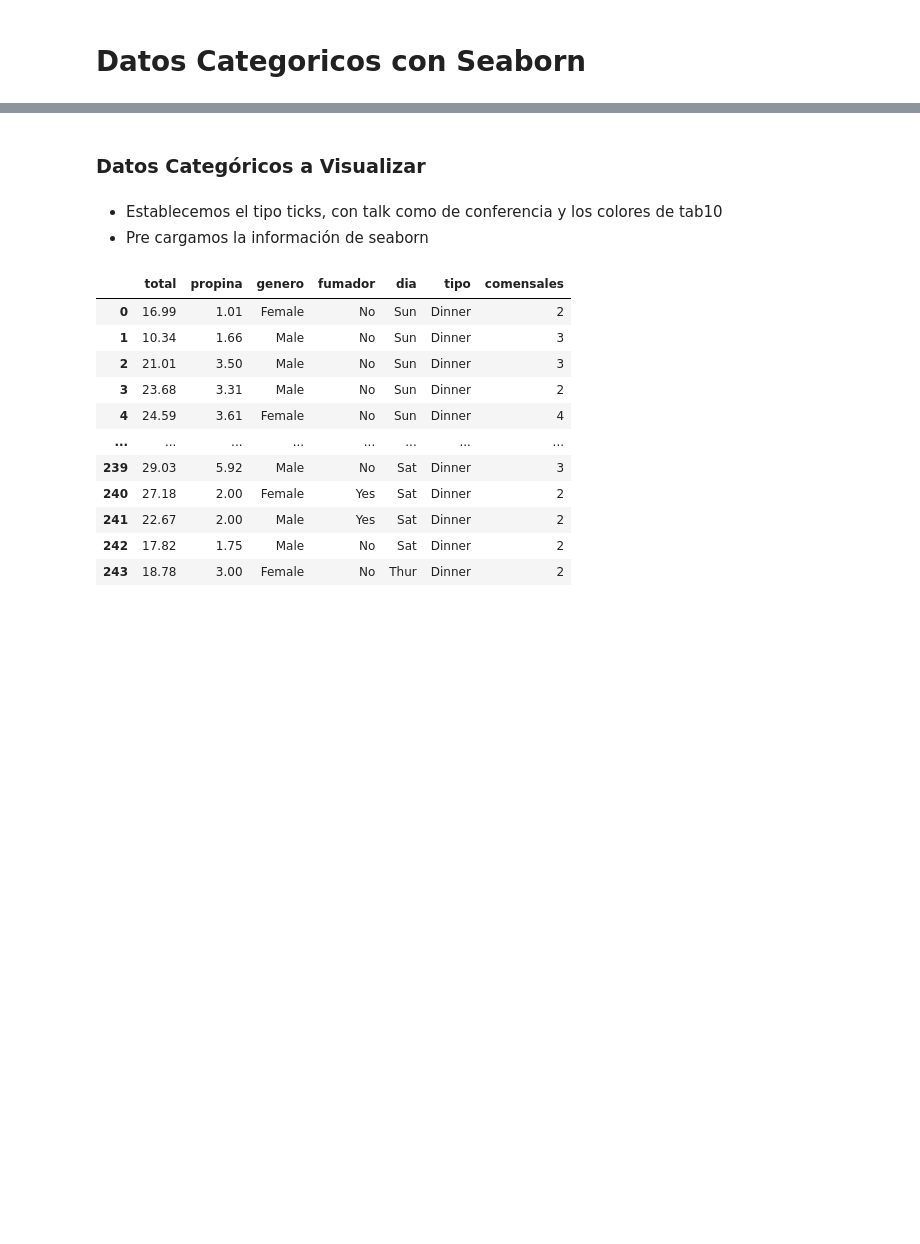
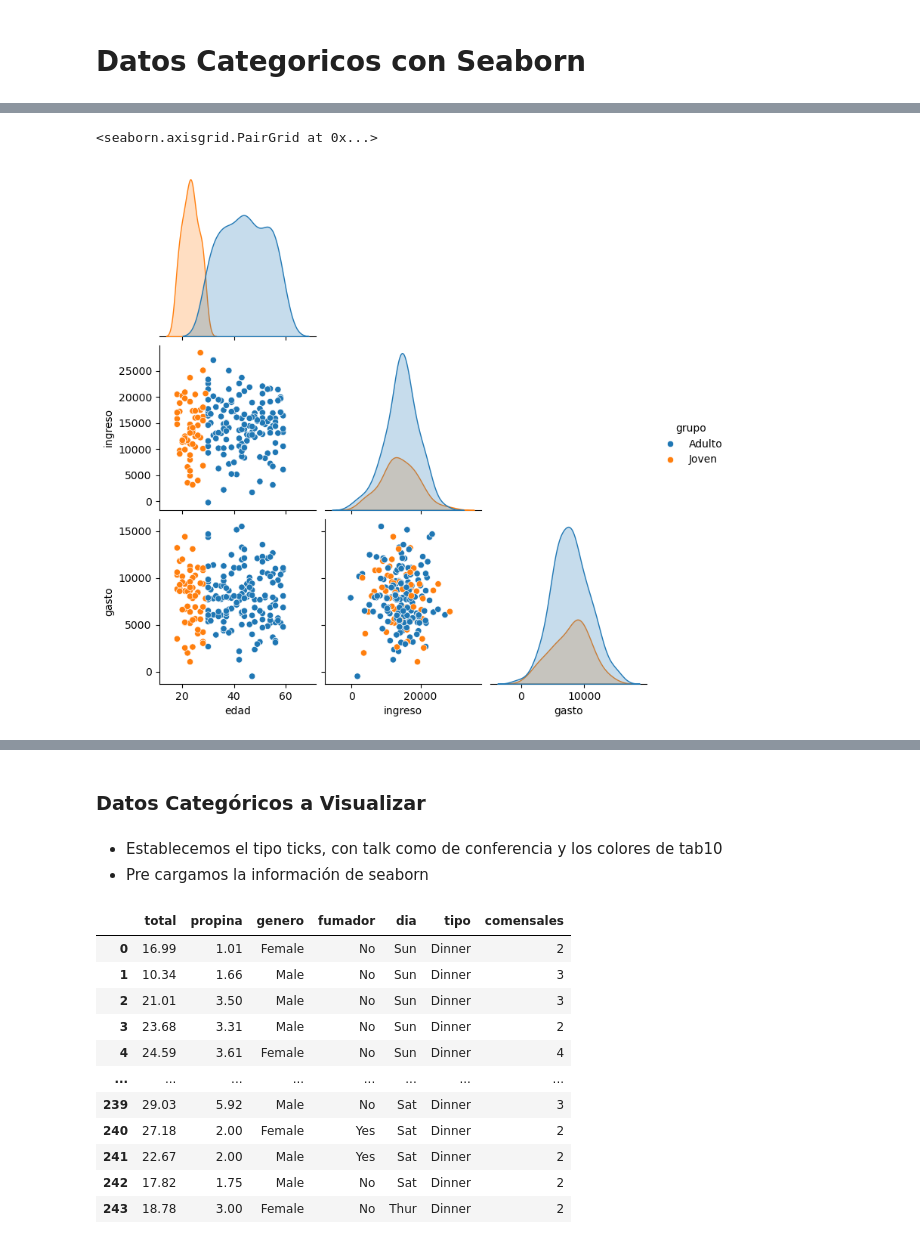
Before and after one commit to EnriqueSVzz/MACHINE-LEARNING-DEEP-LEARNING, a Jupyter notebook: MACHINE-LEARNING/NIVEL3/3.5_Seaborn_DatosCategoricos/DatosCategoricos.ipynb, the cells around one changed output, grey strips where cells are left out. Saved outputs shown, nothing was run; the diff lists cells and outputs as text; code cells hidden in the pictures; blank space fills up the shorter version.

Commit message:
Actualiación Bloque Matlotlib y Seaborn

```diff
--- a/MACHINE-LEARNING/NIVEL3/3.5_Seaborn_DatosCategoricos/DatosCategoricos.ipynb
+++ b/MACHINE-LEARNING/NIVEL3/3.5_Seaborn_DatosCategoricos/DatosCategoricos.ipynb
@@ -20,0 +116,8 @@ import matplotlib.pyplot as plt
+# %%
+df2 = pd.DataFrame({
+    "edad": np.random.randint(18,60,200),
+    "ingreso": np.random.normal(15000,5000,200),
+    "gasto": np.random.normal(8000,3000,200)
+})
+
+df2["grupo"] = np.where(df2["edad"] < 30, "Joven", "Adulto")
@@ -20,0 +134,6 @@ import matplotlib.pyplot as plt
+# %%
+#sns.pairplot(df2, hue="grupo")
+sns.pairplot(df2, hue="grupo", corner=True)
+# %% [output]
+<seaborn.axisgrid.PairGrid at 0x...>
+[figure, added]
```
Also changed, not shown: parts of 22 cells of this notebook, 2 other files.
